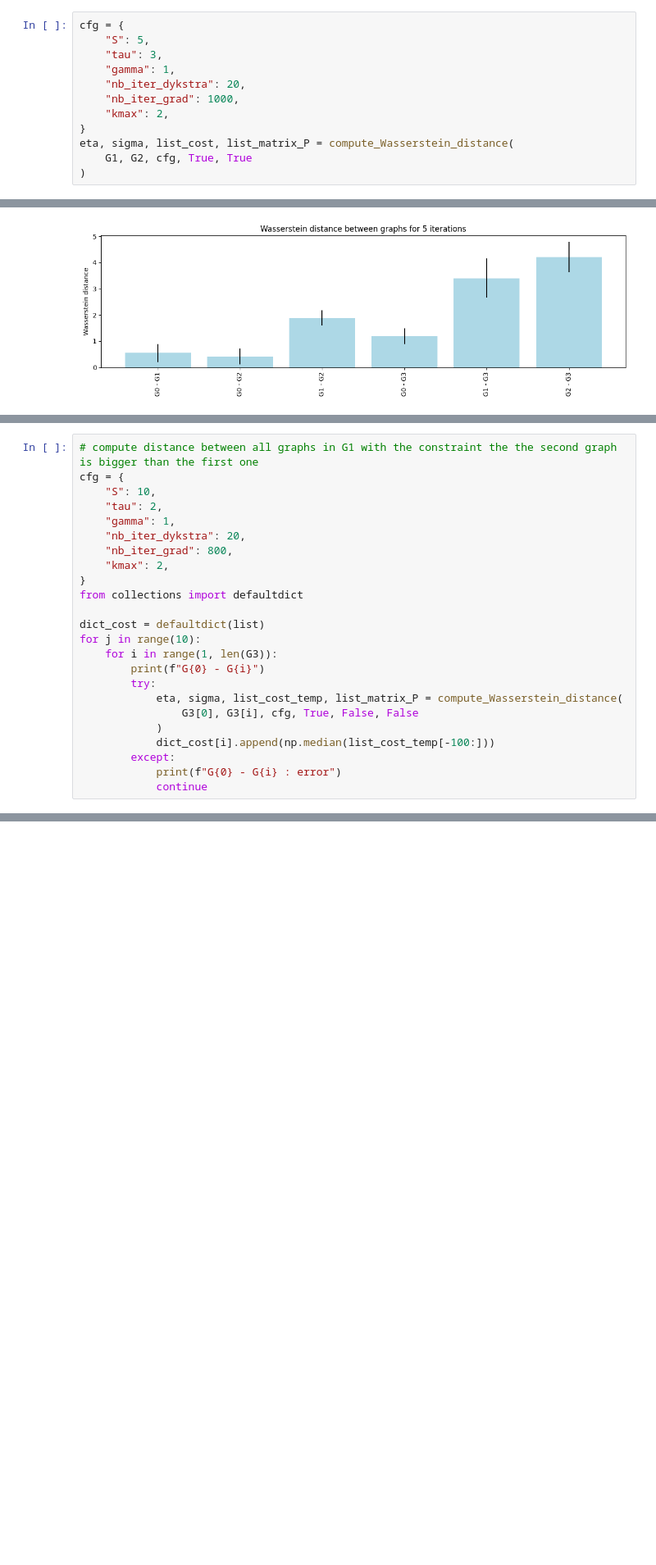
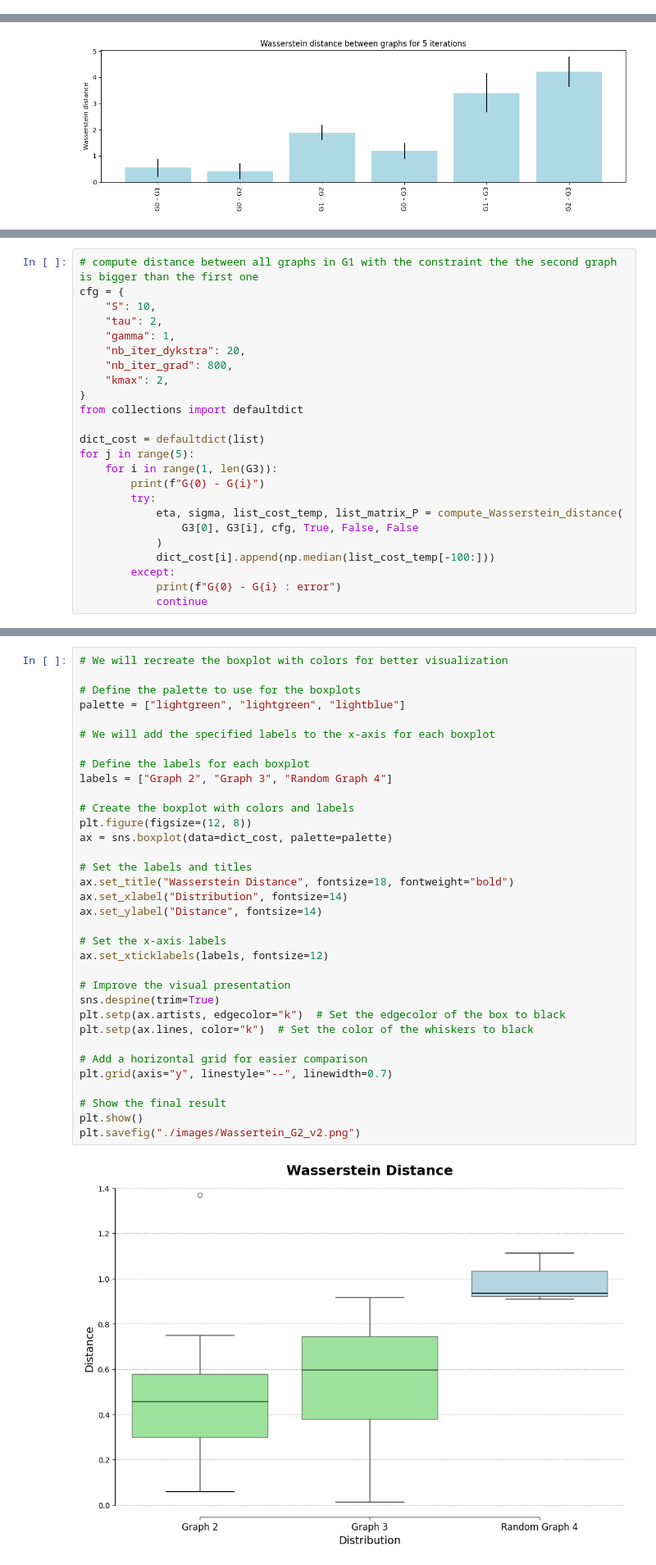
Before and after one commit to b-ptiste/Wasserstein-Graph-Alignment, a Jupyter notebook: graph.ipynb, the cells around one changed output, grey strips where cells are left out. Shown at 82% size. Saved outputs shown, nothing was run; the diff lists cells and outputs as text; blank space fills up the shorter version.

```diff
--- a/graph.ipynb
+++ b/graph.ipynb
@@ -237,15 +225,3 @@ Text(0.5, 1.0, 'G2')
-# %%
-cfg = {
-    "S": 5,
-    "tau": 3,
-    "gamma": 1,
-    "nb_iter_dykstra": 20,
-    "nb_iter_grad": 1000,
-    "kmax": 2,
-}
-eta, sigma, list_cost, list_matrix_P = compute_Wasserstein_distance(
-    G1, G2, cfg, True, True
-)
 # %% [markdown]
 # Experiment 2 : Well-chosen graph
 # %%
@@ -427,7 +431,7 @@ cfg = {
 from collections import defaultdict
 
 dict_cost = defaultdict(list)
-for j in range(10):
+for j in range(5):
     for i in range(1, len(G3)):
         print(f"G{0} - G{i}")
         try:
@@ -495,0 +542,36 @@ plt.savefig("./images/Wassertein_G3.png")
+# %%
+# We will recreate the boxplot with colors for better visualization
+
+# Define the palette to use for the boxplots
+palette = ["lightgreen", "lightgreen", "lightblue"]
+
+# We will add the specified labels to the x-axis for each boxplot
+
+# Define the labels for each boxplot
+labels = ["Graph 2", "Graph 3", "Random Graph 4"]
+
+# Create the boxplot with colors and labels
+plt.figure(figsize=(12, 8))
+ax = sns.boxplot(data=dict_cost, palette=palette)
+
+# Set the labels and titles
+ax.set_title("Wasserstein Distance", fontsize=18, fontweight="bold")
+ax.set_xlabel("Distribution", fontsize=14)
+ax.set_ylabel("Distance", fontsize=14)
+
+# Set the x-axis labels
+ax.set_xticklabels(labels, fontsize=12)
+
+# Improve the visual presentation
+sns.despine(trim=True)
+plt.setp(ax.artists, edgecolor="k")  # Set the edgecolor of the box to black
+plt.setp(ax.lines, color="k")  # Set the color of the whiskers to black
+
+# Add a horizontal grid for easier comparison
+plt.grid(axis="y", linestyle="--", linewidth=0.7)
+
+# Show the final result
+plt.show()
+plt.savefig("./images/Wassertein_G2_v2.png")
+# %% [output]
+[figure, added]
```
Also changed, not shown: parts of 16 cells of this notebook.
